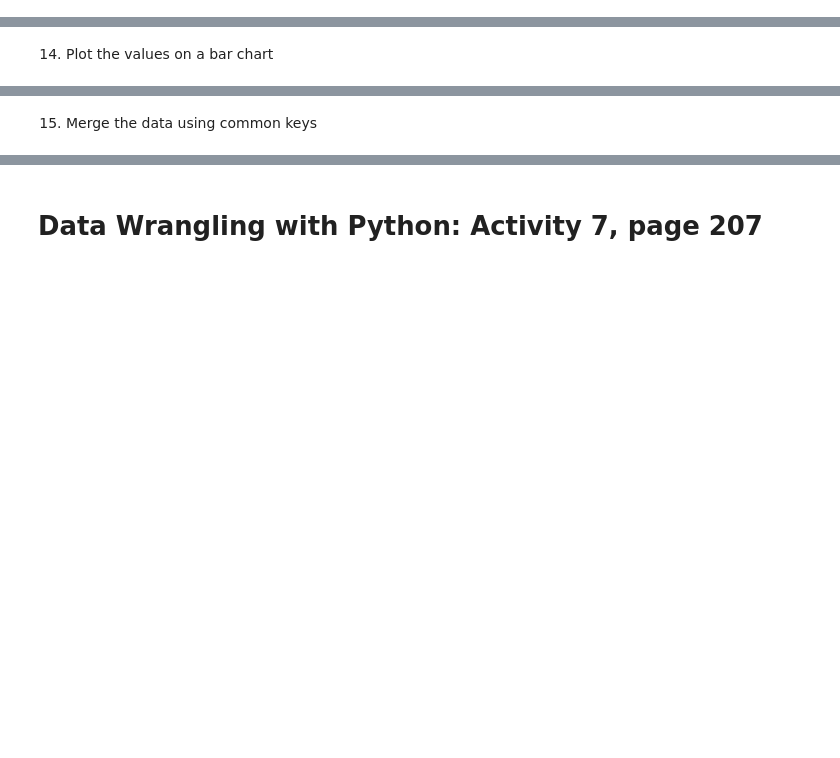
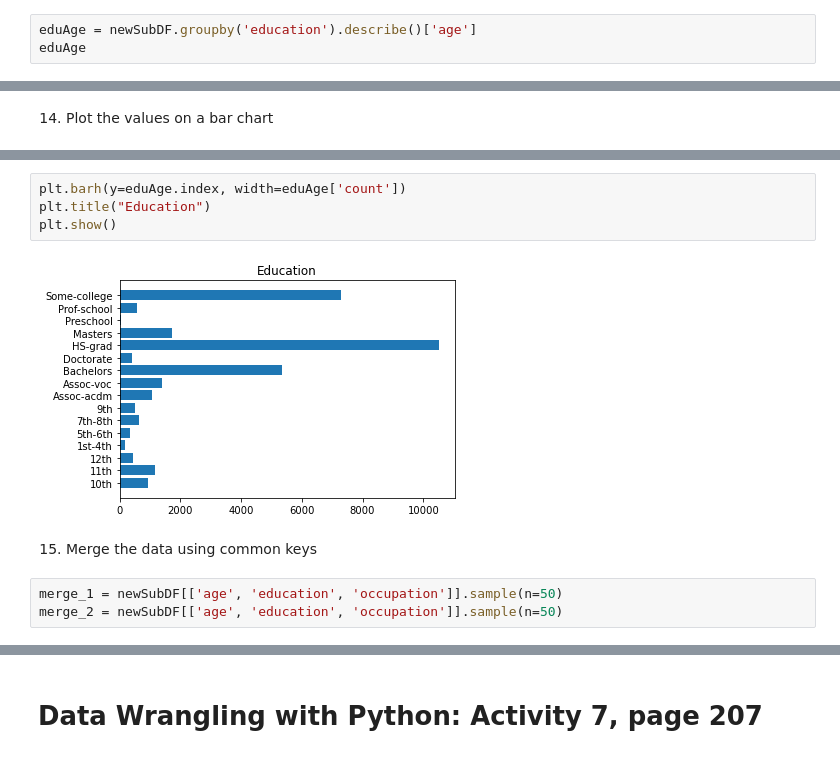
Before and after one commit to JoshuaShepard87/DSC540, a Jupyter notebook: week3/Joshua_Burden_Week3&4_Excerises.ipynb, the cells around one changed output, grey strips where cells are left out. Drawn from its saved outputs; the diff is of its cells as text; blank space fills up the shorter version.

```diff
--- a/week3/Joshua_Burden_Week3&4_Excerises.ipynb
+++ b/week3/Joshua_Burden_Week3&4_Excerises.ipynb
@@ -158,0 +419,3 @@ Activity 6: Working with the Adult Income Dataset (UCI)
+# %%
+eduAge = newSubDF.groupby('education').describe()['age']
+eduAge
@@ -161,2 +449,11 @@ Activity 6: Working with the Adult Income Dataset (UCI)
+# %%
+plt.barh(y=eduAge.index, width=eduAge['count'])
+plt.title("Education")
+plt.show()
+# %% [output]
+[figure, added]
 # %% [markdown]
 15) Merge the data using common keys
+# %%
+merge_1 = newSubDF[['age', 'education', 'occupation']].sample(n=50)
+merge_2 = newSubDF[['age', 'education', 'occupation']].sample(n=50)
```
Also changed, not shown: parts of 94 cells of this notebook, 3 other files.
